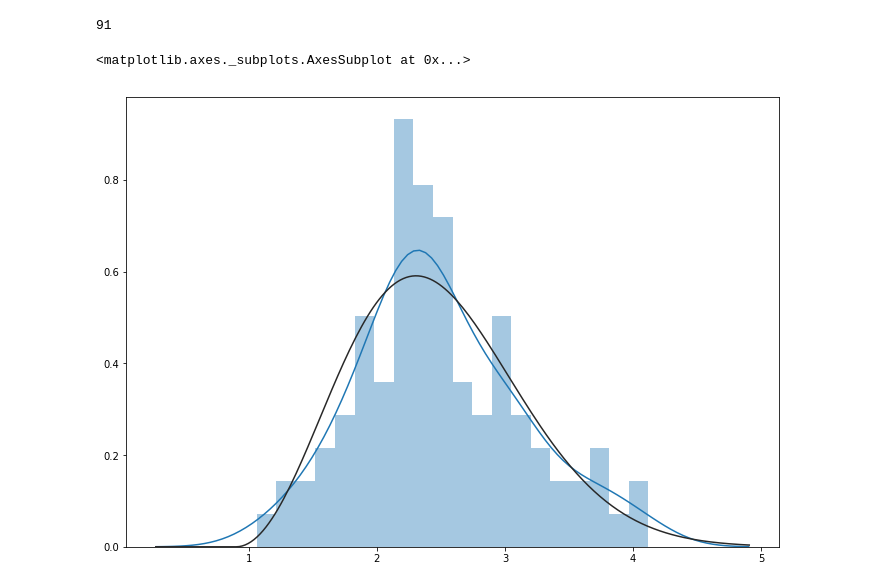
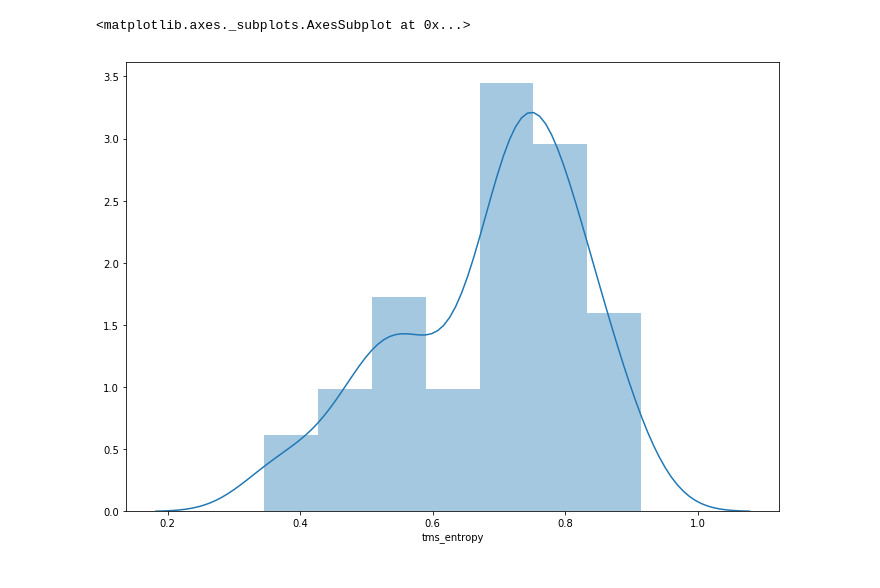
Before and after one commit to SRechenberger/Masterarbeit_Code, a Jupyter notebook: analysis.ipynb, the cells around one changed output. Saved outputs shown, nothing was run; the diff lists cells and outputs as text; code cells hidden in the pictures.

```diff
--- a/analysis.ipynb
+++ b/analysis.ipynb
@@ -73,13 +18,9 @@ norm.fit(data)
+# %%
+tms.add_tms_entropy('exp2.db')
 # %%
-xs = ana_utils.get_entropy_avg(
-    '/media/sf_VBoxshare/Experimente/output/dynamic_2/gsat_296_320.db',
-    3,
-    'mutual_information'
-)
-print(len(xs))
+df = tms.tms_entropy_distr('exp2.db')
 fig, ax = plt.subplots(figsize=a4_dims)
-sns.distplot(xs, ax=ax, fit=maxwell, bins=20)
+sns.distplot(df['tms_entropy'], ax=ax)
 # %% [output]
-91
+<matplotlib.axes._subplots.AxesSubplot at 0x...>
-<matplotlib.axes._subplots.AxesSubplot at 0x...>
-[figure, old version]
+[figure, new version]
```
Also changed, not shown: parts of 23 cells of this notebook.
